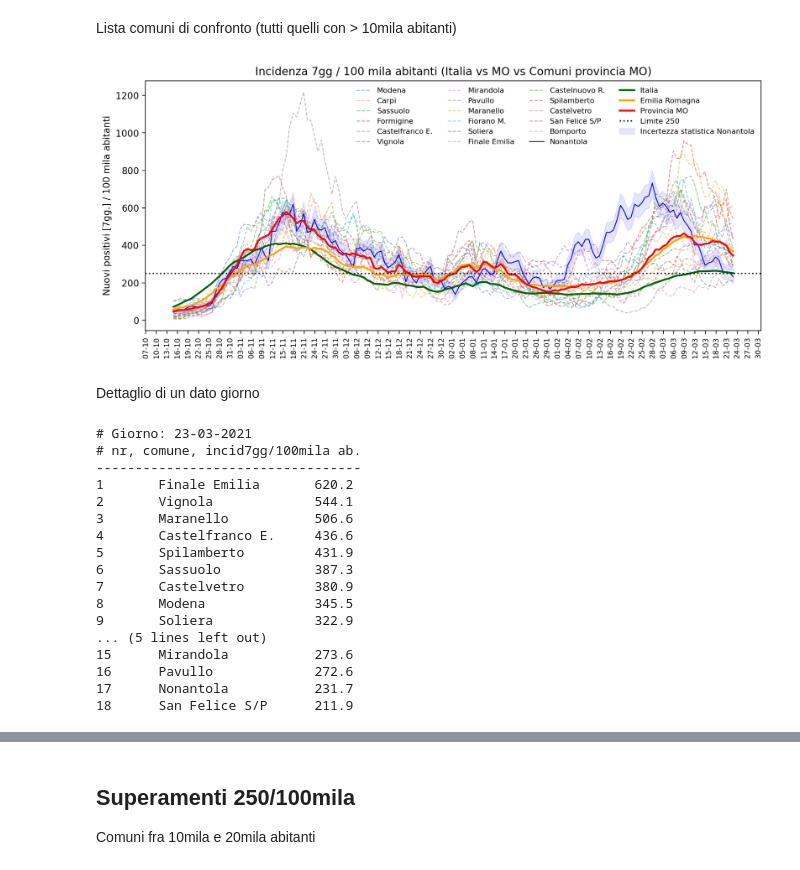
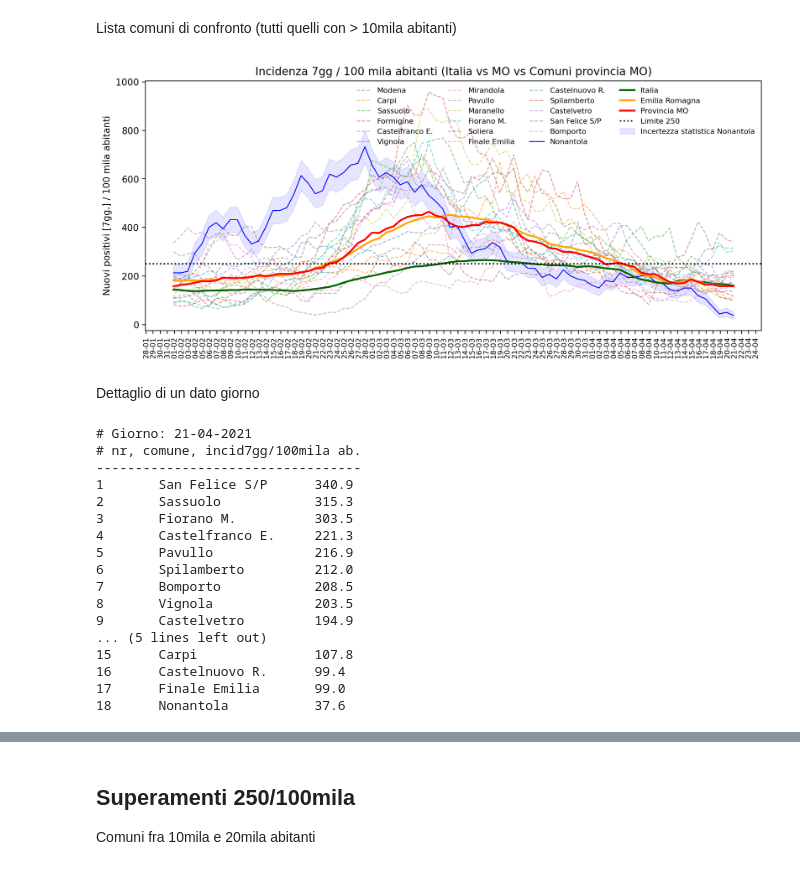
Before and after one commit to maskass/covid19-modena, a Jupyter notebook: plot_comuni.ipynb, the cells around one changed output, grey strips where cells are left out. Drawn from its saved outputs; the diff is of its cells as text; code cells hidden in the pictures.

```diff
--- a/plot_comuni.ipynb
+++ b/plot_comuni.ipynb
@@ -64,3 +62,5 @@ range_temporale = '2020-10-15'
+# %%
+range_temporale = '2021-02-01'
 # %%
 import matplotlib.dates as mdates
 import matplotlib.pyplot as plt
@@ -74,7 +74,7 @@ plt.style.use('fast')
 fig, ax = plt.subplots(figsize=(12,5), dpi=200)
 
 xfmt = mdates.DateFormatter('%d-%m')
-xloc = mdates.HourLocator(interval=24*3)
+xloc = mdates.HourLocator(interval=24)
 ax.xaxis.set_major_formatter(xfmt)
 ax.xaxis.set_major_locator(xloc)
 ax.tick_params(axis='x', rotation=90, labelsize=8)
@@ -100,38 +100,38 @@ ax.plot(toplot[range_temporale:], alpha=1, lw=1, color='blue', label='Nonantola'
 # ax.plot(toplot[range_temporale:], alpha=1, lw=3, color='Magenta', label='Soliera')
 
 # Nonantola, banda incert. statistica
 toplot_inf = (roll['Nonantola'] - np.sqrt(roll['Nonantola'])) / abitanti['Nonantola']*100000
 toplot_sup = (roll['Nonantola'] + np.sqrt(roll['Nonantola'])) / abitanti['Nonantola']*100000
 ax.fill_between(toplot_inf[range_temporale:].index,
                 toplot_sup[range_temporale:],
                 toplot_inf[range_temporale:],
                 alpha=0.1, color='blue',
                label='Incertezza statistica Nonantola')
 
 ## Nazione, Regione, Provincia
 toplot = ita_roll/abitanti['Italia']*100000
 ax.plot(toplot[range_temporale:], alpha=1, lw=2, color='darkgreen', label='Italia')
 toplot = emr_roll/abitanti['Emilia Romagna']*100000
 ax.plot(toplot[range_temporale:], alpha=1, lw=2, color='orange', label='Emilia Romagna')
 toplot = mo_roll/abitanti['Provincia MO']*100000
 ax.plot(toplot[range_temporale:], alpha=1, lw=2, color='red', label='Provincia MO')
 
 # linea 250
 ax.axhline(250, linestyle=':', c='k', label='Limite 250')
 
 plt.legend(ncol=4, fontsize=8, frameon=False)
 #plt.legend(bbox_to_anchor=(1.05, 1), loc='upper left', ncol=1, fontsize=8)
 
 plt.show()
 fig.set_facecolor('white')
 fig.savefig('Nonantola.png')
 fig.savefig('Nonantola.pdf')
 # %% [output]
-[figure, old version]
+[figure, new version]
 # %% [markdown]
 Dettaglio di un dato giorno
 # %%
-giorno='2021-03-23'
+giorno='2021-04-21'
 titolo = pd.to_datetime(giorno)
 
 dettaglio={}
@@ -155,20 +155,20 @@ print('-'*len(sottotitolo))
 for i,e in enumerate(ultimo[::-1]):
     print(f'{openingseq[e[0]]}{i+1}\t{e[0]:20}{e[1]:.1f}{closiningseq}')
 # %% [output]
-# Giorno: 23-03-2021
+# Giorno: 21-04-2021
 # nr, comune, incid7gg/100mila ab.
 ----------------------------------
-1       Finale Emilia       620.2
-2       Vignola             544.1
-3       Maranello           506.6
-4       Castelfranco E.     436.6
-5       Spilamberto         431.9
-6       Sassuolo            387.3
-7       Castelvetro         380.9
-8       Modena              345.5
-9       Soliera             322.9
+1       San Felice S/P      340.9
+2       Sassuolo            315.3
+3       Fiorano M.          303.5
+4       Castelfranco E.     221.3
+5       Pavullo             216.9
+6       Spilamberto         212.0
+7       Bomporto            208.5
+8       Vignola             203.5
+9       Castelvetro         194.9
 ... (5 lines left out)
-15      Mirandola           273.6
-16      Pavullo             272.6
-17      Nonantola           231.7
-18      San Felice S/P      211.9
+15      Carpi               107.8
+16      Castelnuovo R.      99.4
+17      Finale Emilia       99.0
+18      Nonantola           37.6
```
Also changed, not shown: parts of 2 cells of this notebook, 5 other files.
